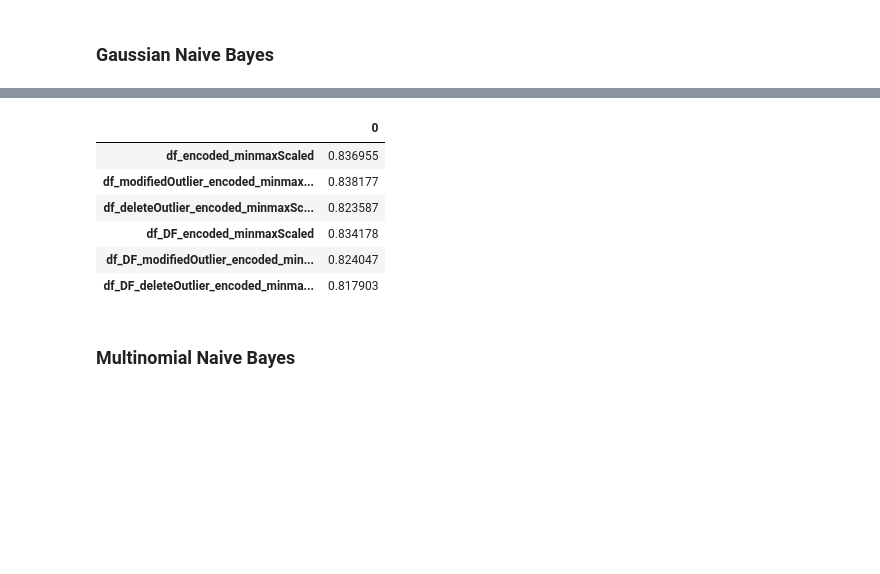
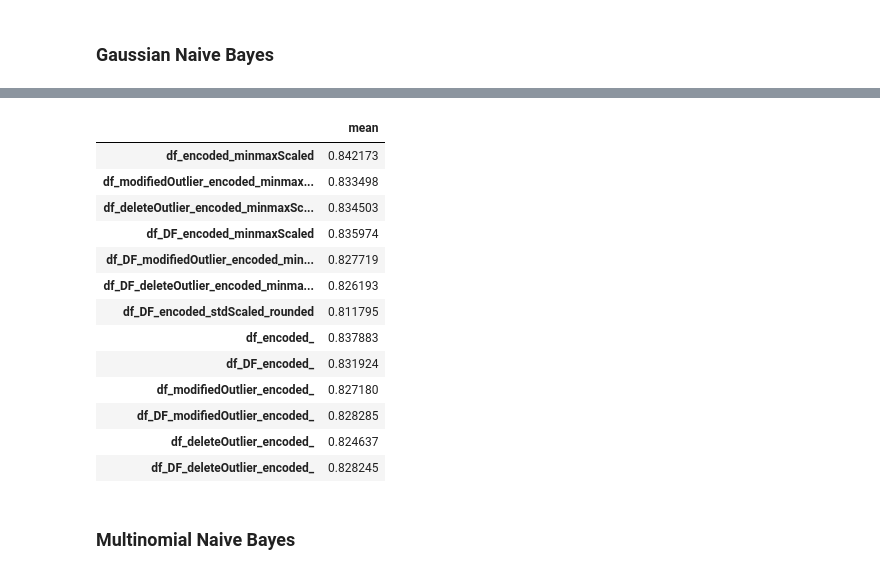
Before and after one commit to tridims/EDA-and-Machine-Learning-model-for-Heart-Disease-UCI-dataset, a Jupyter notebook: NaiveBayes.ipynb, the cells around one changed output, grey strips where cells are left out. Cells and saved outputs as stored; diff of their text form; code cells hidden in the pictures; blank space fills up the shorter version.

```diff
--- a/NaiveBayes.ipynb
+++ b/NaiveBayes.ipynb
@@ -24,15 +22,11 @@ file_list_test = [file for file in file_list if "splitTest" in file]
 
 data_train = {}
 for file in file_list_train:
-    if "stdScaled" in file:
-        continue
-    data_train[file.replace("splitTrain_", "")] = pd.read_csv("Dataset/" + file + ".csv")
+    data_train[file.replace("splitTrain_", "").replace("splitTrain", "")] = pd.read_csv("Dataset/" + file + ".csv")
 
 data_test = {}
 for file in file_list_test:
-    if "stdScaled" in file:
-        continue
-    data_test[file.replace("splitTest_", "")] = pd.read_csv("Dataset/" + file + ".csv")
+    data_test[file.replace("splitTest_", "").replace("splitTest", "")] = pd.read_csv("Dataset/" + file + ".csv")
 # %% [markdown]
 # Fungsi
 # %%
@@ -64,7 +58,7 @@ def get_score(data_train, data_test, modelNB):
           performanceData[key]['precision_score'] = precision_score(y_test, y_pred)
           performanceData[key]['recall_score'] = recall_score(y_test, y_pred)
         except:
-          print('error masukkan data')
+          continue
 
     return performanceData
 
@@ -72,15 +66,14 @@ def get_score(data_train, data_test, modelNB):
 def cross_validate(data_train, modelNB):
     performanceData = {}
     for key in data_train:
-        # try:
-          X_train = data_train[key].drop(["HeartDisease"], axis=1)
-          y_train = data_train[key]["HeartDisease"]
+      try:
+        X_train = data_train[key].drop(["HeartDisease"], axis=1)
+        y_train = data_train[key]["HeartDisease"]
 
-          kf = KFold(n_splits=10, shuffle=True)
-          scores = cross_val_score(modelNB(), X_train, y_train, cv=kf, scoring="f1_macro")
-          performanceData[key] = scores.mean()
-
-        # except:
-        #   continue
+        kf = KFold(n_splits=10, shuffle=True)
+        scores = cross_val_score(modelNB(), X_train, y_train, cv=kf, scoring="f1_macro")
+        performanceData[key] = scores.mean()
+      except:
+        continue
 
     return performanceData
@@ -106,15 +109,24 @@ df_f1score_gnb
 cross_validate_gnb = cross_validate(data_train, GaussianNB)
 # %%
 df_cross_validate_gnb = pd.DataFrame.from_dict(cross_validate_gnb, orient="index")
+df_cross_validate_gnb.rename(columns={0: "mean"}, inplace=True)
+df_cross_validate_gnb.sort_values(by=["mean"], ascending=False)
 df_cross_validate_gnb
 # %% [output]
-|  | 0 |
-| df_encoded_minmaxScaled | 0.836955 |
-| df_modifiedOutlier_encoded_minmax... | 0.838177 |
-| df_deleteOutlier_encoded_minmaxSc... | 0.823587 |
-| df_DF_encoded_minmaxScaled | 0.834178 |
-| df_DF_modifiedOutlier_encoded_min... | 0.824047 |
-| df_DF_deleteOutlier_encoded_minma... | 0.817903 |
+|  | mean |
+| df_encoded_minmaxScaled | 0.842173 |
+| df_modifiedOutlier_encoded_minmax... | 0.833498 |
+| df_deleteOutlier_encoded_minmaxSc... | 0.834503 |
+| df_DF_encoded_minmaxScaled | 0.835974 |
+| df_DF_modifiedOutlier_encoded_min... | 0.827719 |
+| df_DF_deleteOutlier_encoded_minma... | 0.826193 |
+| df_DF_encoded_stdScaled_rounded | 0.811795 |
+| df_encoded_ | 0.837883 |
+| df_DF_encoded_ | 0.831924 |
+| df_modifiedOutlier_encoded_ | 0.827180 |
+| df_DF_modifiedOutlier_encoded_ | 0.828285 |
+| df_deleteOutlier_encoded_ | 0.824637 |
+| df_DF_deleteOutlier_encoded_ | 0.828245 |
 # %% [markdown]
 ### Multinomial Naive Bayes
 # %%
```
Also changed, not shown: parts of 6 cells of this notebook, 29 other files.
